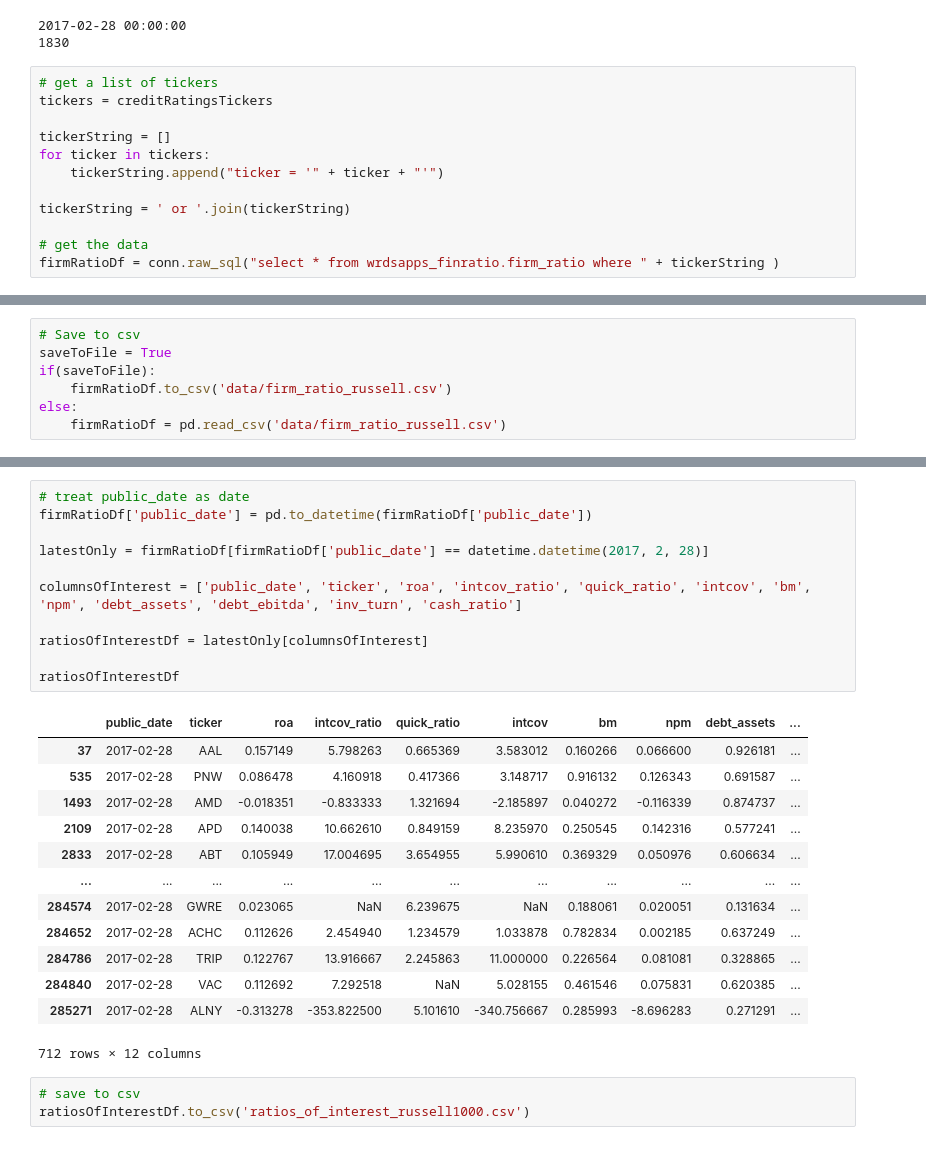
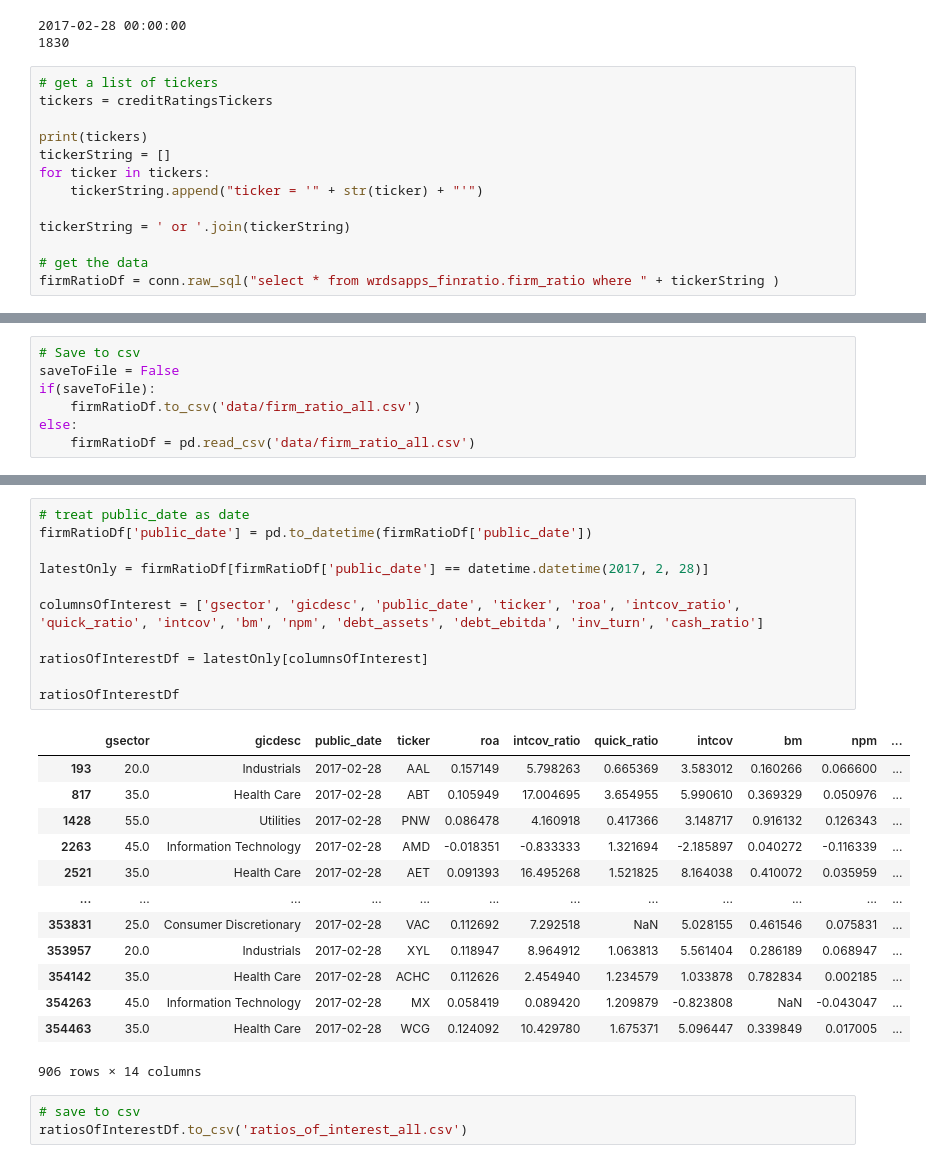
Before and after one commit to acremins1/SCL-and-Comps-Analysis, a Jupyter notebook: sury_hw2/russell1000_data_description.ipynb, the cells around one changed output, grey strips where cells are left out. Saved outputs shown, nothing was run; the diff lists cells and outputs as text.

Commit message:
Updated test, train, validate. Added two new columns gsector, gicdesc. gctseor is one-hot encoded.

```diff
--- a/sury_hw2/russell1000_data_description.ipynb
+++ b/sury_hw2/russell1000_data_description.ipynb
@@ -50,9 +50,10 @@ creditRatingsTickers = latestCreditRatingsDf['tic'].tolist()
 # get a list of tickers
 tickers = creditRatingsTickers
 
+print(tickers)
 tickerString = []
 for ticker in tickers:
-    tickerString.append("ticker = '" + ticker + "'")
+    tickerString.append("ticker = '" + str(ticker) + "'")
 
 tickerString = ' or '.join(tickerString)
 
@@ -61,10 +64,10 @@ firmRatioDf = conn.raw_sql("select * from wrdsapps_finratio.firm_ratio where " +
 # %%
 # Save to csv
-saveToFile = True
+saveToFile = False
 if(saveToFile):
-    firmRatioDf.to_csv('data/firm_ratio_russell.csv')
+    firmRatioDf.to_csv('data/firm_ratio_all.csv')
 else:
-    firmRatioDf = pd.read_csv('data/firm_ratio_russell.csv')
+    firmRatioDf = pd.read_csv('data/firm_ratio_all.csv')
 # %%
 # treat public_date as date
 firmRatioDf['public_date'] = pd.to_datetime(firmRatioDf['public_date'])
@@ -86,31 +89,31 @@ Name: public_date, Length: 624, dtype: int64
 # %%
 # treat public_date as date
 firmRatioDf['public_date'] = pd.to_datetime(firmRatioDf['public_date'])
 
 latestOnly = firmRatioDf[firmRatioDf['public_date'] == datetime.datetime(2017, 2, 28)]
 
-columnsOfInterest = ['public_date', 'ticker', 'roa', 'intcov_ratio', 'quick_ratio', 'intcov', 'bm', 'npm', 'debt_assets', 'debt_ebitda', 'inv_turn', 'cash_ratio']
+columnsOfInterest = ['gsector', 'gicdesc', 'public_date', 'ticker', 'roa', 'intcov_ratio', 'quick_ratio', 'intcov', 'bm', 'npm', 'debt_assets', 'debt_ebitda', 'inv_turn', 'cash_ratio']
 
 ratiosOfInterestDf = latestOnly[columnsOfInterest]
 
 ratiosOfInterestDf
 # %% [output]
-|  | public_date | ticker | roa | intcov_ratio | quick_ratio | intcov | bm | npm | debt_assets | ... |
-| 37 | 2017-02-28 | AAL | 0.157149 | 5.798263 | 0.665369 | 3.583012 | 0.160266 | 0.066600 | 0.926181 | ... |
-| 535 | 2017-02-28 | PNW | 0.086478 | 4.160918 | 0.417366 | 3.148717 | 0.916132 | 0.126343 | 0.691587 | ... |
-| 1493 | 2017-02-28 | AMD | -0.018351 | -0.833333 | 1.321694 | -2.185897 | 0.040272 | -0.116339 | 0.874737 | ... |
-| 2109 | 2017-02-28 | APD | 0.140038 | 10.662610 | 0.849159 | 8.235970 | 0.250545 | 0.142316 | 0.577241 | ... |
-| 2833 | 2017-02-28 | ABT | 0.105949 | 17.004695 | 3.654955 | 5.990610 | 0.369329 | 0.050976 | 0.606634 | ... |
-| ... | ... | ... | ... | ... | ... | ... | ... | ... | ... | ... |
-| 284574 | 2017-02-28 | GWRE | 0.023065 | NaN | 6.239675 | NaN | 0.188061 | 0.020051 | 0.131634 | ... |
-| 284652 | 2017-02-28 | ACHC | 0.112626 | 2.454940 | 1.234579 | 1.033878 | 0.782834 | 0.002185 | 0.637249 | ... |
-| 284786 | 2017-02-28 | TRIP | 0.122767 | 13.916667 | 2.245863 | 11.000000 | 0.226564 | 0.081081 | 0.328865 | ... |
-| 284840 | 2017-02-28 | VAC | 0.112692 | 7.292518 | NaN | 5.028155 | 0.461546 | 0.075831 | 0.620385 | ... |
-| 285271 | 2017-02-28 | ALNY | -0.313278 | -353.822500 | 5.101610 | -340.756667 | 0.285993 | -8.696283 | 0.271291 | ... |
+|  | gsector | gicdesc | public_date | ticker | roa | intcov_ratio | quick_ratio | intcov | bm | npm | ... |
+| 193 | 20.0 | Industrials | 2017-02-28 | AAL | 0.157149 | 5.798263 | 0.665369 | 3.583012 | 0.160266 | 0.066600 | ... |
+| 817 | 35.0 | Health Care | 2017-02-28 | ABT | 0.105949 | 17.004695 | 3.654955 | 5.990610 | 0.369329 | 0.050976 | ... |
+| 1428 | 55.0 | Utilities | 2017-02-28 | PNW | 0.086478 | 4.160918 | 0.417366 | 3.148717 | 0.916132 | 0.126343 | ... |
+| 2263 | 45.0 | Information Technology | 2017-02-28 | AMD | -0.018351 | -0.833333 | 1.321694 | -2.185897 | 0.040272 | -0.116339 | ... |
+| 2521 | 35.0 | Health Care | 2017-02-28 | AET | 0.091393 | 16.495268 | 1.521825 | 8.164038 | 0.410072 | 0.035959 | ... |
+| ... | ... | ... | ... | ... | ... | ... | ... | ... | ... | ... | ... |
+| 353831 | 25.0 | Consumer Discretionary | 2017-02-28 | VAC | 0.112692 | 7.292518 | NaN | 5.028155 | 0.461546 | 0.075831 | ... |
+| 353957 | 20.0 | Industrials | 2017-02-28 | XYL | 0.118947 | 8.964912 | 1.063813 | 5.561404 | 0.286189 | 0.068947 | ... |
+| 354142 | 35.0 | Health Care | 2017-02-28 | ACHC | 0.112626 | 2.454940 | 1.234579 | 1.033878 | 0.782834 | 0.002185 | ... |
+| 354263 | 45.0 | Information Technology | 2017-02-28 | MX | 0.058419 | 0.089420 | 1.209879 | -0.823808 | NaN | -0.043047 | ... |
+| 354463 | 35.0 | Health Care | 2017-02-28 | WCG | 0.124092 | 10.429780 | 1.675371 | 5.096447 | 0.339849 | 0.017005 | ... |
-712 rows × 12 columns
+906 rows × 14 columns
 # %%
 # save to csv
-ratiosOfInterestDf.to_csv('ratios_of_interest_russell1000.csv')
+ratiosOfInterestDf.to_csv('ratios_of_interest_all.csv')
 # %%
 # Merge credit ratings with ratios
 mergedDf = pd.merge(ratiosOfInterestDf, latestCreditRatingsDf, left_on='ticker', right_on='tic', how='inner')
```
Also changed, not shown: parts of 4 cells of this notebook, 6 other files.
